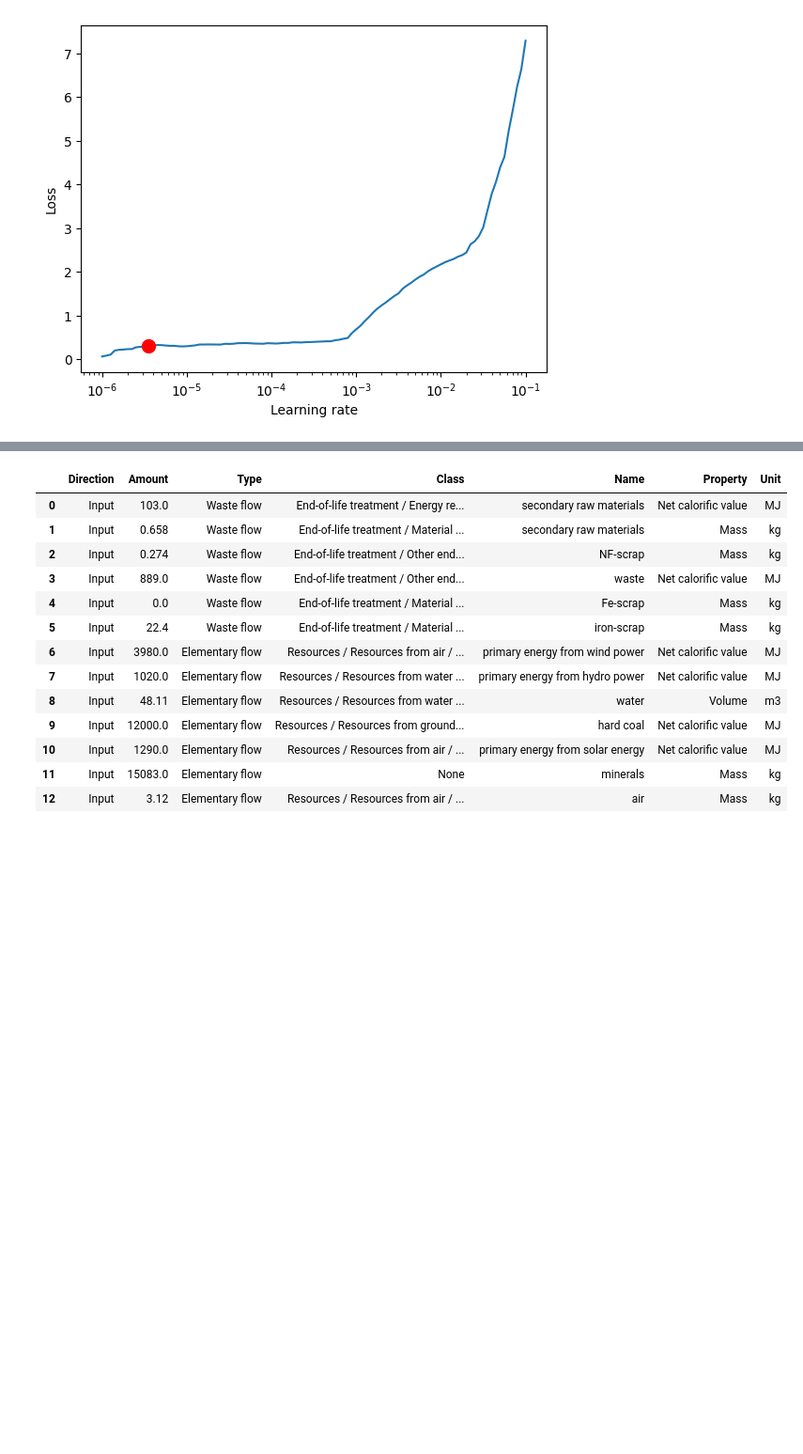
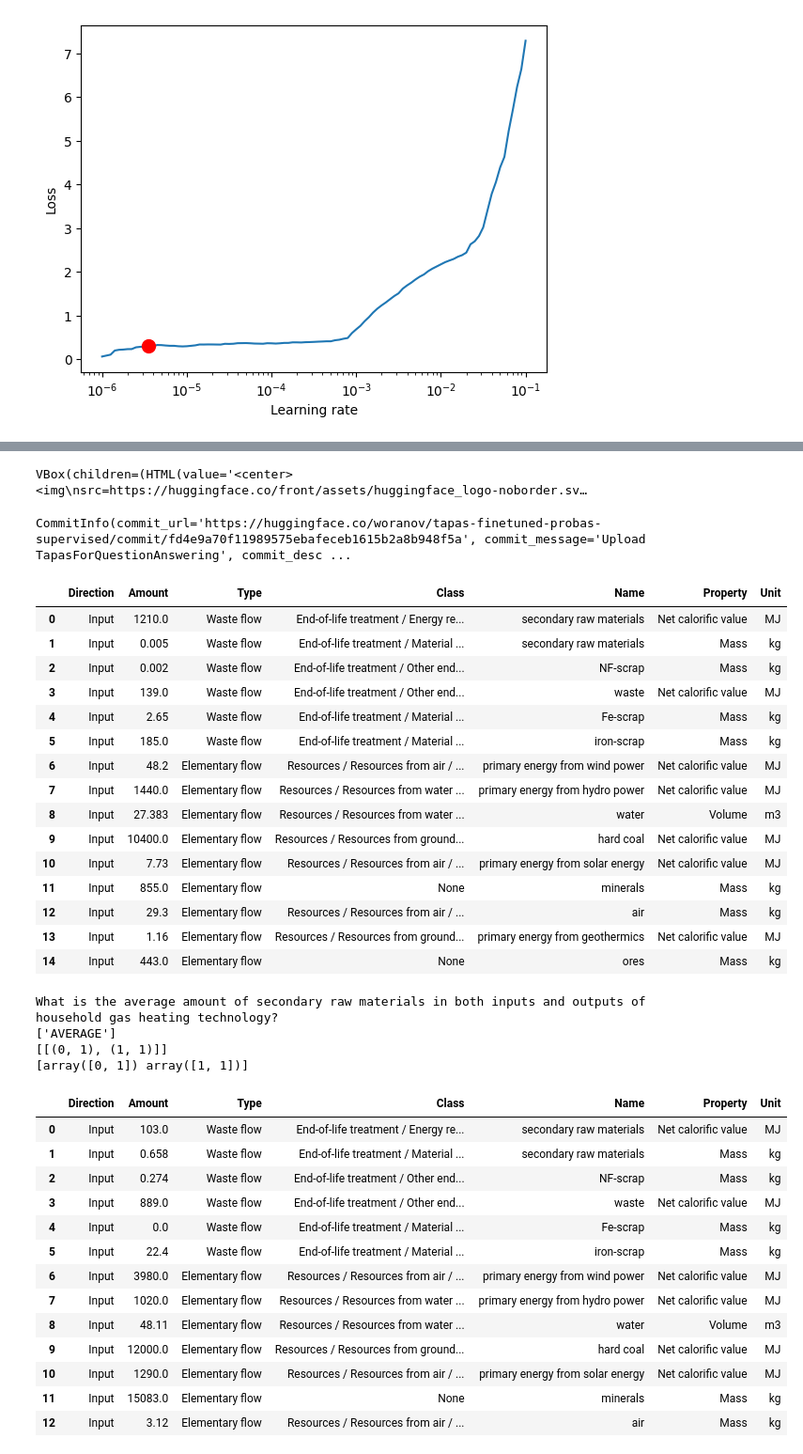
Before and after one commit to QuadroTim/amlta-project, a Jupyter notebook: notebooks/tapas_fine_tuning.ipynb, the cells around one changed output, grey strips where cells are left out. Shown at 94% size. Saved outputs shown, nothing was run; the diff lists cells and outputs as text; code cells hidden in the pictures; blank space fills up the shorter version.

Commit message:
upload tapas model to huggingface

```diff
--- a/notebooks/tapas_fine_tuning.ipynb
+++ b/notebooks/tapas_fine_tuning.ipynb
@@ -289 +321,13 @@ trainer.fit(
+# %%
+from huggingface_hub import notebook_login
+notebook_login()
+# %% [output]
+VBox(children=(HTML(value='<center> <img\nsrc=https://huggingface.co/front/assets/huggingface_logo-noborder.sv…
+# %%
+fitted_model.model.push_to_hub("tapas-finetuned-probas-supervised")
+# %% [output]
+CommitInfo(commit_url='https://huggingface.co/woranov/tapas-finetuned-probas-supervised/commit/fd4e9a70f11989575ebafeceb1615b2a8b948f5a', commit_message='Upload TapasForQuestionAnswering', commit_desc ...
+# %%
+from_hub_tokenizer = TapasTokenizer.from_pretrained("google/tapas-base-finetuned-wikisql-supervised")
+from_hub_model = TapasForQuestionAnswering.from_pretrained("woranov/tapas-finetuned-probas-supervised")
 # %%
@@ -298,4 +335,72 @@ trainer = pl.Trainer(
     accelerator="gpu" if torch.cuda.is_available() else "cpu", devices=1
 )
 trainer.validate(fitted_model, dataloaders=val_dataloader)
+# %%
+# fitted_model.to(device)
+# fitted_model.eval()
+
+model = from_hub_model.to(device)
+
+ex = examples_batched_df.iloc[int(len(examples_batched_df) * 0.8) :].sample(1).iloc[0]
+question_general = ex["question_general"]
+# question_process_agnostic = ex["question_template"].replace("<", "").replace(">", "")
+question_process_agnostic = question_general
+
+flows_df = (
+    get_flows_df(ex["process_uuid"])
+    .iloc[ex["flows_start"] : ex["flows_stop"]]
+    .reset_index(drop=True)
+)
+table = transform_flows_for_tapas(flows_df).astype(str)
+
+queries = question_process_agnostic
+
+display(table)
+print(queries)
+
+inputs = tapas_tokenizer(
+    table=table, queries=queries, padding="max_length", return_tensors="pt"
+)
+with torch.no_grad():
+    outputs = model(**inputs.to(device))
+    predicted_answer_coordinates, predicted_aggregation_indices = (
+        tapas_tokenizer.convert_logits_to_predictions(
+            inputs.to("cpu"),
+            outputs.logits.detach().to("cpu"),
+            outputs.logits_aggregation.detach().to("cpu"),
+            cell_classification_threshold=0.45,
+        )
+    )
+
+# let's print out the results:
+id2aggregation = {0: "NONE", 1: "SUM", 2: "AVERAGE", 3: "COUNT"}
+aggregation_predictions_string = [
+    id2aggregation[x] for x in predicted_aggregation_indices
+]
+
+print(aggregation_predictions_string)
+print(predicted_answer_coordinates)
+
+print(ex["coordinates"])
+# %% [output]
+|  | Direction | Amount | Type | Class | Name | Property | Unit |
+| 0 | Input | 1210.0 | Waste flow | End-of-life treatment / Energy re... | secondary raw materials | Net calorific value | MJ |
+| 1 | Input | 0.005 | Waste flow | End-of-life treatment / Material ... | secondary raw materials | Mass | kg |
+| 2 | Input | 0.002 | Waste flow | End-of-life treatment / Other end... | NF-scrap | Mass | kg |
+| 3 | Input | 139.0 | Waste flow | End-of-life treatment / Other end... | waste | Net calorific value | MJ |
+| 4 | Input | 2.65 | Waste flow | End-of-life treatment / Material ... | Fe-scrap | Mass | kg |
+| 5 | Input | 185.0 | Waste flow | End-of-life treatment / Material ... | iron-scrap | Mass | kg |
+| 6 | Input | 48.2 | Elementary flow | Resources / Resources from air / ... | primary energy from wind power | Net calorific value | MJ |
+| 7 | Input | 1440.0 | Elementary flow | Resources / Resources from water ... | primary energy from hydro power | Net calorific value | MJ |
+| 8 | Input | 27.383 | Elementary flow | Resources / Resources from water ... | water | Volume | m3 |
+| 9 | Input | 10400.0 | Elementary flow | Resources / Resources from ground... | hard coal | Net calorific value | MJ |
+| 10 | Input | 7.73 | Elementary flow | Resources / Resources from air / ... | primary energy from solar energy | Net calorific value | MJ |
+| 11 | Input | 855.0 | Elementary flow | None | minerals | Mass | kg |
+| 12 | Input | 29.3 | Elementary flow | Resources / Resources from air / ... | air | Mass | kg |
+| 13 | Input | 1.16 | Elementary flow | Resources / Resources from ground... | primary energy from geothermics | Net calorific value | MJ |
+| 14 | Input | 443.0 | Elementary flow | None | ores | Mass | kg |
+What is the average amount of secondary raw materials in both inputs and outputs of household gas heating technology?
+['AVERAGE']
+[[(0, 1), (1, 1)]]
+[array([0, 1]) array([1, 1])]
 # %%
```
Also changed, not shown: parts of 8 cells of this notebook.
